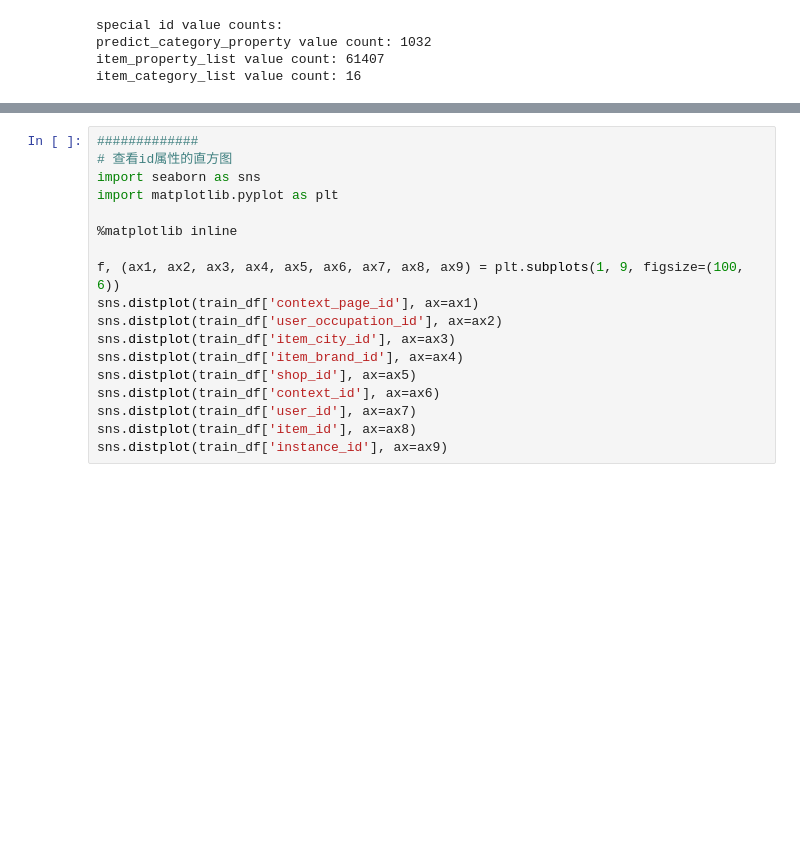
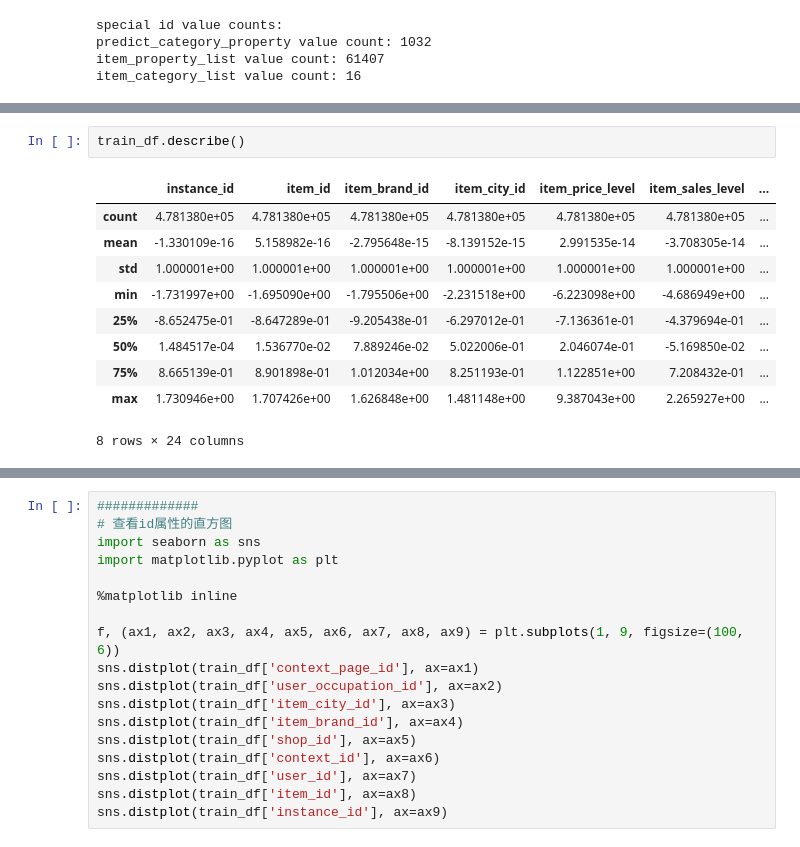
Before and after one commit to secrettianchigroup/SecretTianchiProject, a Jupyter notebook: data_peek.ipynb, the cells around one changed output, grey strips where cells are left out. Drawn from its saved outputs; the diff is of its cells as text; blank space fills up the shorter version.

```diff
--- a/data_peek.ipynb
+++ b/data_peek.ipynb
@@ -84,0 +130,13 @@ item_category_list value count: 16
+# %%
+train_df.describe()
+# %% [output]
+|  | instance_id | item_id | item_brand_id | item_city_id | item_price_level | item_sales_level | ... |
+| count | 4.781380e+05 | 4.781380e+05 | 4.781380e+05 | 4.781380e+05 | 4.781380e+05 | 4.781380e+05 | ... |
+| mean | -1.330109e-16 | 5.158982e-16 | -2.795648e-15 | -8.139152e-15 | 2.991535e-14 | -3.708305e-14 | ... |
+| std | 1.000001e+00 | 1.000001e+00 | 1.000001e+00 | 1.000001e+00 | 1.000001e+00 | 1.000001e+00 | ... |
+| min | -1.731997e+00 | -1.695090e+00 | -1.795506e+00 | -2.231518e+00 | -6.223098e+00 | -4.686949e+00 | ... |
+| 25% | -8.652475e-01 | -8.647289e-01 | -9.205438e-01 | -6.297012e-01 | -7.136361e-01 | -4.379694e-01 | ... |
+| 50% | 1.484517e-04 | 1.536770e-02 | 7.889246e-02 | 5.022006e-01 | 2.046074e-01 | -5.169850e-02 | ... |
+| 75% | 8.665139e-01 | 8.901898e-01 | 1.012034e+00 | 8.251193e-01 | 1.122851e+00 | 7.208432e-01 | ... |
+| max | 1.730946e+00 | 1.707426e+00 | 1.626848e+00 | 1.481148e+00 | 9.387043e+00 | 2.265927e+00 | ... |
+8 rows × 24 columns
```
Also changed, not shown: parts of 20 cells of this notebook, 9 other files.
